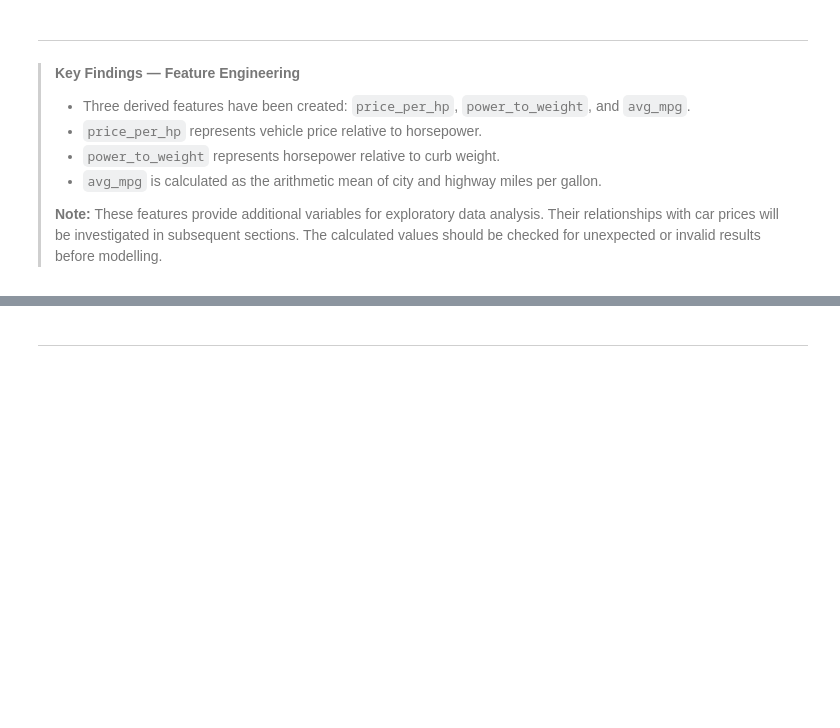
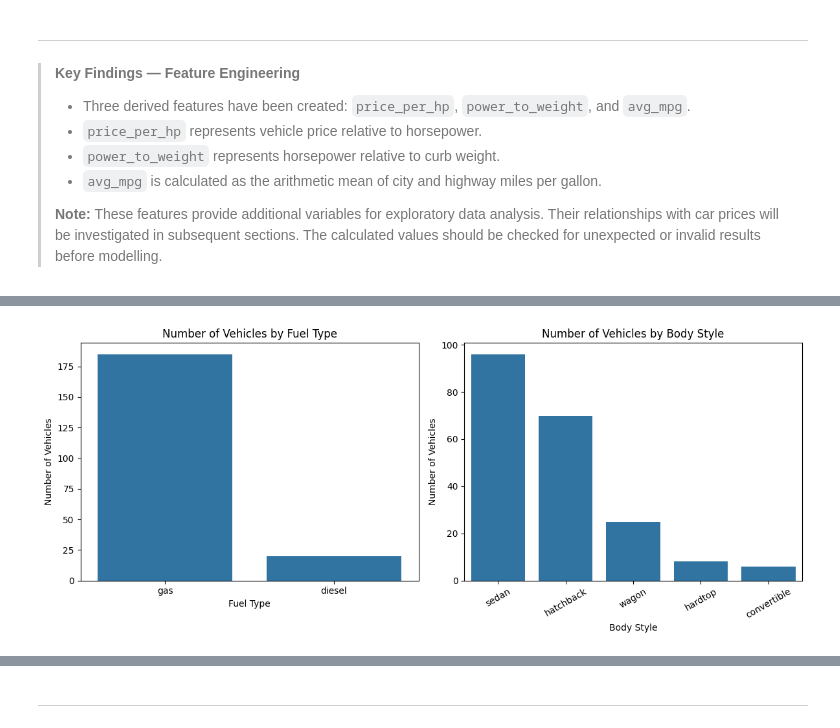
Before and after one commit to nastarannaseri79-afk/car-price-predictive-analysis, a Jupyter notebook: jupyter_notebooks/Notebook_Template.ipynb, the cells around one changed output, grey strips where cells are left out. Saved outputs shown, nothing was run; the diff lists cells and outputs as text; code cells hidden in the pictures; blank space fills up the shorter version.

```diff
--- a/jupyter_notebooks/Notebook_Template.ipynb
+++ b/jupyter_notebooks/Notebook_Template.ipynb
@@ -475,0 +1060,24 @@ df.describe()
+# %%
+# Create count plots for fuel type and body style
+fig, axes = plt.subplots(1, 2, figsize=(12, 5))
+
+sns.countplot(data=df, x="fueltype", ax=axes[0])
+axes[0].set_title("Number of Vehicles by Fuel Type")
+axes[0].set_xlabel("Fuel Type")
+axes[0].set_ylabel("Number of Vehicles")
+
+sns.countplot(
+    data=df,
+    x="carbody",
+    order=df["carbody"].value_counts().index,
+    ax=axes[1]
+)
+axes[1].set_title("Number of Vehicles by Body Style")
+axes[1].set_xlabel("Body Style")
+axes[1].set_ylabel("Number of Vehicles")
+axes[1].tick_params(axis="x", rotation=30)
+
+plt.tight_layout()
+plt.show()
+# %% [output]
+[figure, added]
```
Also changed, not shown: parts of 67 cells of this notebook.
